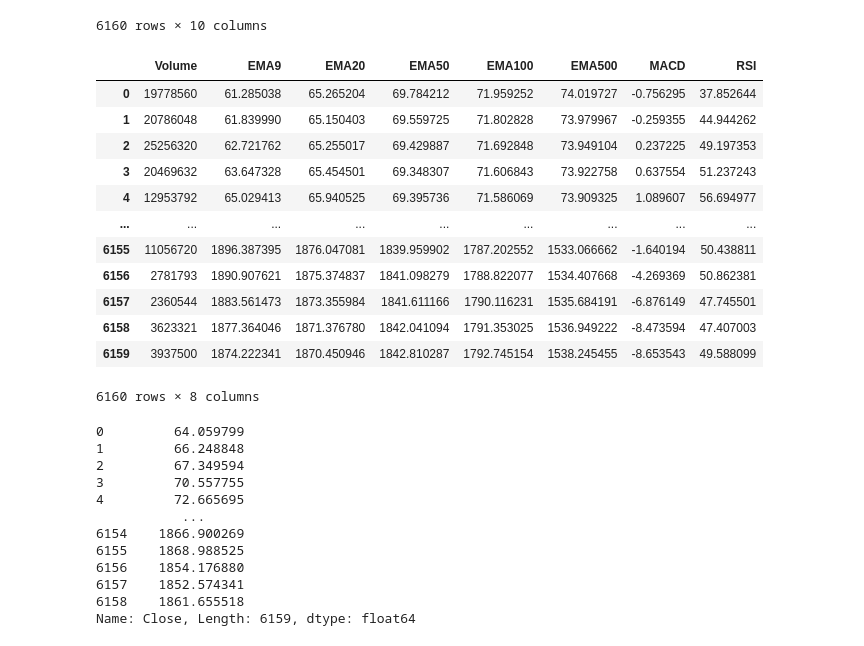
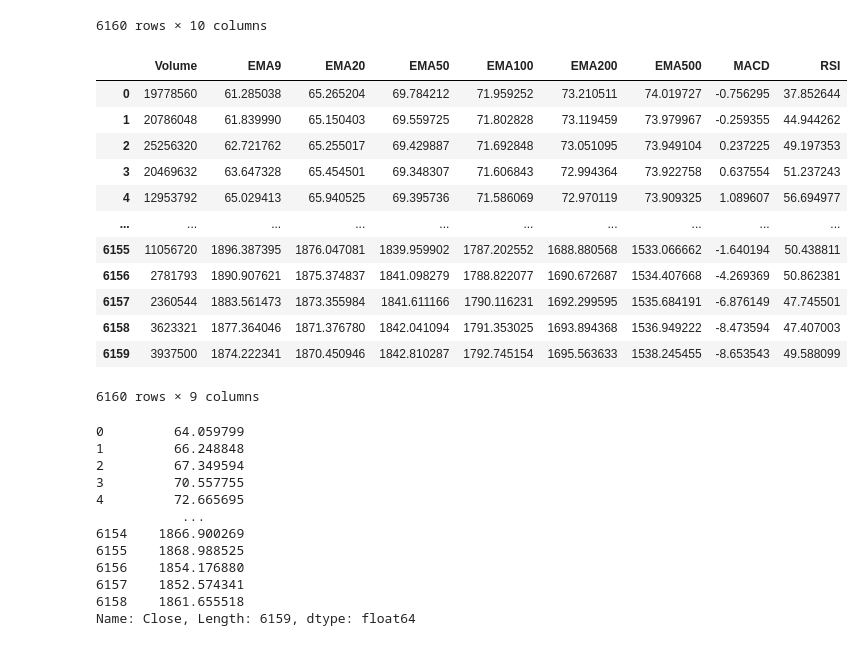
Before and after one commit to Ovaserashid/Stockmarketanalysis, a Jupyter notebook: Machine_Learning/regressor_model.ipynb, the cells around one changed output. Saved outputs shown, nothing was run; the diff lists cells and outputs as text; code cells hidden in the pictures.

```diff
--- a/Machine_Learning/regressor_model.ipynb
+++ b/Machine_Learning/regressor_model.ipynb
@@ -22,23 +22,23 @@ data
 | 6159 | 3937500 | 1861.655518 | 1874.222341 | 1870.450946 | 1842.810287 | 1792.745154 | 1695.563633 | 1538.245455 | -8.653543 | 49.588099 |
 6160 rows × 10 columns
 # %%
-features = data.drop(columns=['Close', 'EMA200'])
+features = data.drop(columns=['Close'])
 close_prices = data['Close']
 features
 # %% [output]
-|  | Volume | EMA9 | EMA20 | EMA50 | EMA100 | EMA500 | MACD | RSI |
-| 0 | 19778560 | 61.285038 | 65.265204 | 69.784212 | 71.959252 | 74.019727 | -0.756295 | 37.852644 |
-| 1 | 20786048 | 61.839990 | 65.150403 | 69.559725 | 71.802828 | 73.979967 | -0.259355 | 44.944262 |
-| 2 | 25256320 | 62.721762 | 65.255017 | 69.429887 | 71.692848 | 73.949104 | 0.237225 | 49.197353 |
-| 3 | 20469632 | 63.647328 | 65.454501 | 69.348307 | 71.606843 | 73.922758 | 0.637554 | 51.237243 |
-| 4 | 12953792 | 65.029413 | 65.940525 | 69.395736 | 71.586069 | 73.909325 | 1.089607 | 56.694977 |
-| ... | ... | ... | ... | ... | ... | ... | ... | ... |
-| 6155 | 11056720 | 1896.387395 | 1876.047081 | 1839.959902 | 1787.202552 | 1533.066662 | -1.640194 | 50.438811 |
-| 6156 | 2781793 | 1890.907621 | 1875.374837 | 1841.098279 | 1788.822077 | 1534.407668 | -4.269369 | 50.862381 |
-| 6157 | 2360544 | 1883.561473 | 1873.355984 | 1841.611166 | 1790.116231 | 1535.684191 | -6.876149 | 47.745501 |
-| 6158 | 3623321 | 1877.364046 | 1871.376780 | 1842.041094 | 1791.353025 | 1536.949222 | -8.473594 | 47.407003 |
-| 6159 | 3937500 | 1874.222341 | 1870.450946 | 1842.810287 | 1792.745154 | 1538.245455 | -8.653543 | 49.588099 |
+|  | Volume | EMA9 | EMA20 | EMA50 | EMA100 | EMA200 | EMA500 | MACD | RSI |
+| 0 | 19778560 | 61.285038 | 65.265204 | 69.784212 | 71.959252 | 73.210511 | 74.019727 | -0.756295 | 37.852644 |
+| 1 | 20786048 | 61.839990 | 65.150403 | 69.559725 | 71.802828 | 73.119459 | 73.979967 | -0.259355 | 44.944262 |
+| 2 | 25256320 | 62.721762 | 65.255017 | 69.429887 | 71.692848 | 73.051095 | 73.949104 | 0.237225 | 49.197353 |
+| 3 | 20469632 | 63.647328 | 65.454501 | 69.348307 | 71.606843 | 72.994364 | 73.922758 | 0.637554 | 51.237243 |
+| 4 | 12953792 | 65.029413 | 65.940525 | 69.395736 | 71.586069 | 72.970119 | 73.909325 | 1.089607 | 56.694977 |
+| ... | ... | ... | ... | ... | ... | ... | ... | ... | ... |
+| 6155 | 11056720 | 1896.387395 | 1876.047081 | 1839.959902 | 1787.202552 | 1688.880568 | 1533.066662 | -1.640194 | 50.438811 |
+| 6156 | 2781793 | 1890.907621 | 1875.374837 | 1841.098279 | 1788.822077 | 1690.672687 | 1534.407668 | -4.269369 | 50.862381 |
+| 6157 | 2360544 | 1883.561473 | 1873.355984 | 1841.611166 | 1790.116231 | 1692.299595 | 1535.684191 | -6.876149 | 47.745501 |
+| 6158 | 3623321 | 1877.364046 | 1871.376780 | 1842.041094 | 1791.353025 | 1693.894368 | 1536.949222 | -8.473594 | 47.407003 |
+| 6159 | 3937500 | 1874.222341 | 1870.450946 | 1842.810287 | 1792.745154 | 1695.563633 | 1538.245455 | -8.653543 | 49.588099 |
-6160 rows × 8 columns
+6160 rows × 9 columns
 # %%
 close_price_next = close_prices.shift(-1)
 close_price_next = close_price_next.dropna()
```
Also changed, not shown: parts of 13 cells of this notebook.
